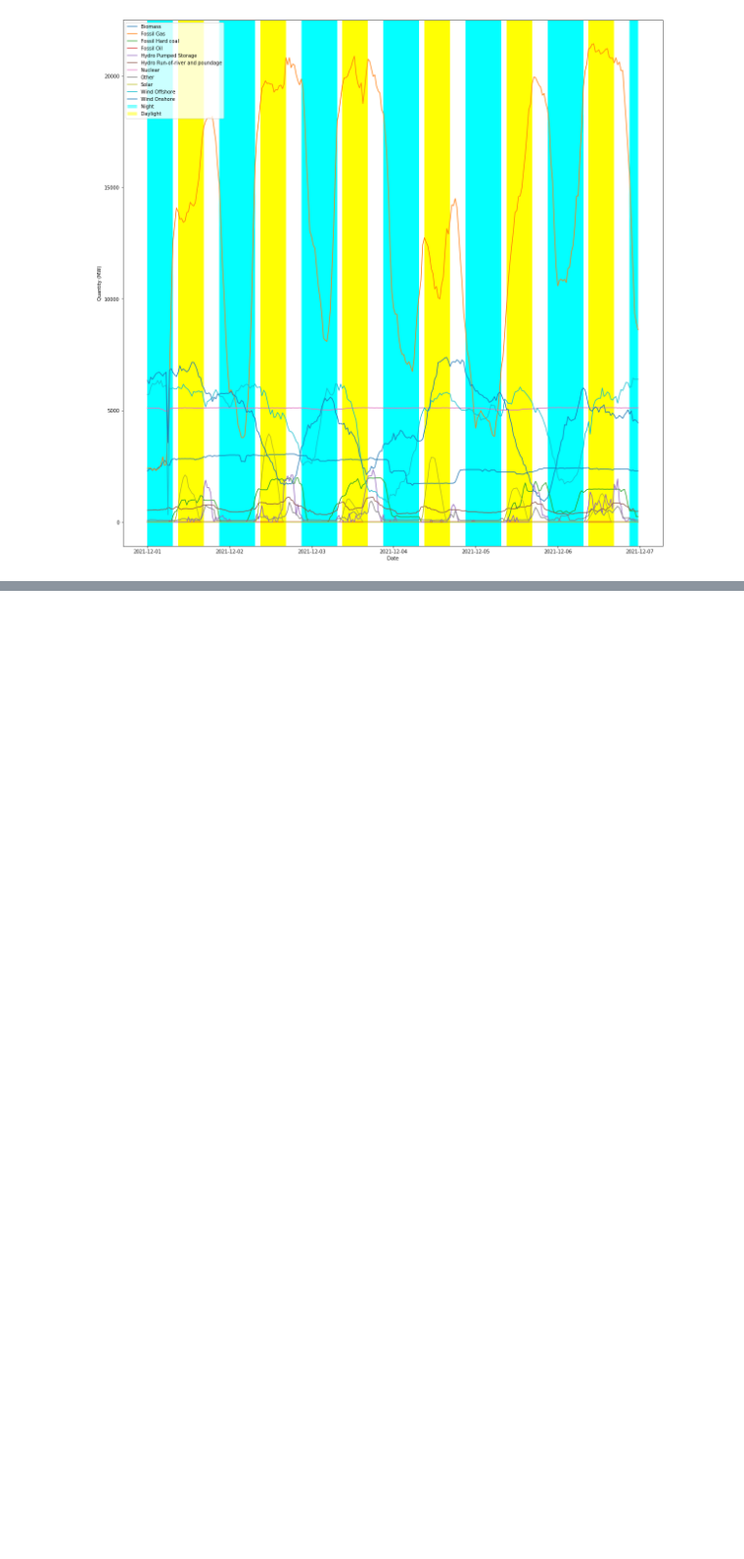
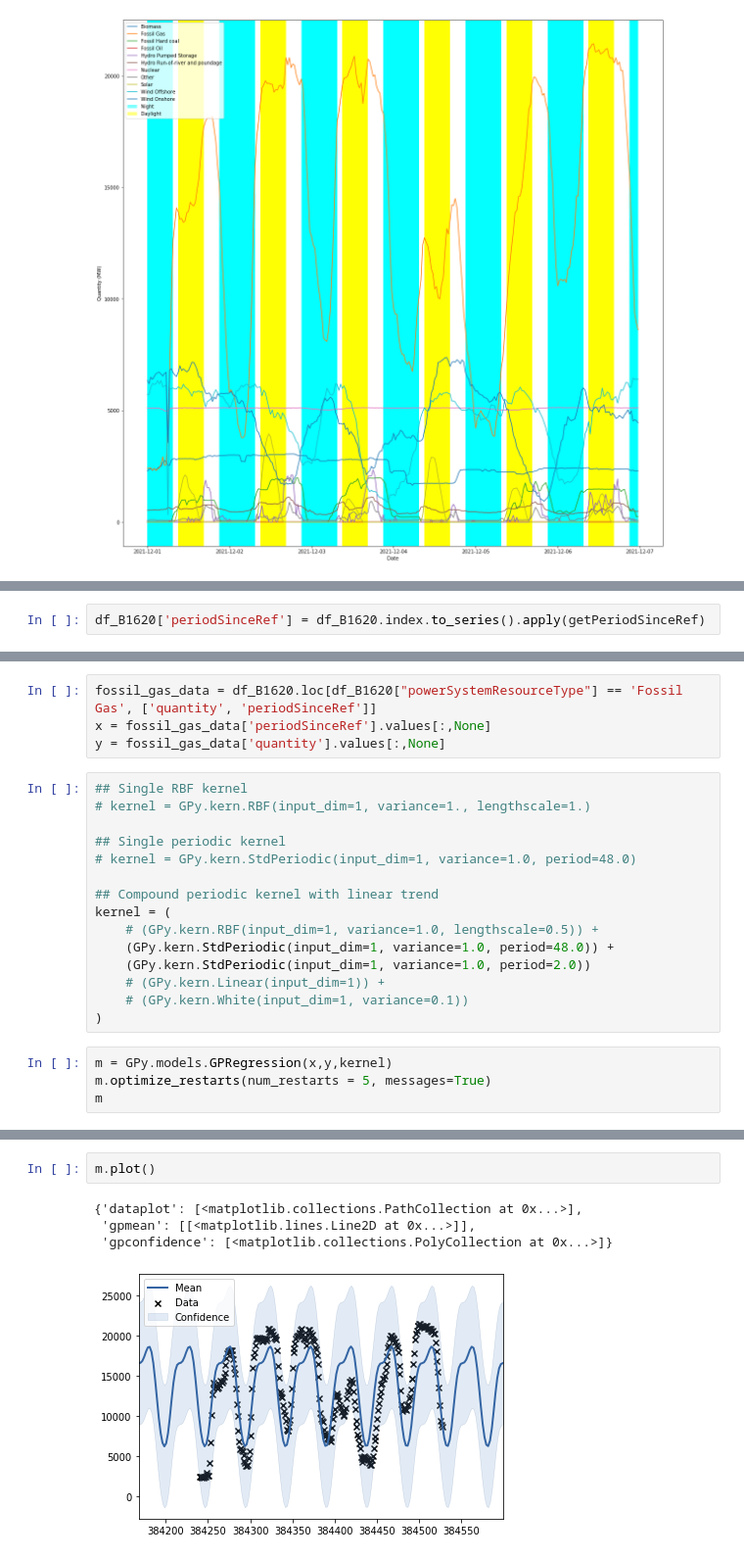
Before and after one commit to Cam-MLPW-MLMI-21-22/elexon-data-portal, a Jupyter notebook: elexon.ipynb, the cells around one changed output, grey strips where cells are left out. Shown at 98% size. Drawn from its saved outputs; the diff is of its cells as text; blank space fills up the shorter version.

Commit message:
Fitting crude GP to the fossil data

```diff
--- a/elexon.ipynb
+++ b/elexon.ipynb
@@ -157,0 +170,2 @@ fig.savefig('elexon_power_generation.jpeg', pad_inches=0.2, bbox_inches='tight')
+# %%
+df_B1620['periodSinceRef'] = df_B1620.index.to_series().apply(getPeriodSinceRef)
@@ -157,0 +174,23 @@ fig.savefig('elexon_power_generation.jpeg', pad_inches=0.2, bbox_inches='tight')
+# %%
+fossil_gas_data = df_B1620.loc[df_B1620["powerSystemResourceType"] == 'Fossil Gas', ['quantity', 'periodSinceRef']]
+x = fossil_gas_data['periodSinceRef'].values[:,None]
+y = fossil_gas_data['quantity'].values[:,None]
+# %%
+## Single RBF kernel
+# kernel = GPy.kern.RBF(input_dim=1, variance=1., lengthscale=1.)
+
+## Single periodic kernel
+# kernel = GPy.kern.StdPeriodic(input_dim=1, variance=1.0, period=48.0)
+
+## Compound periodic kernel with linear trend
+kernel = (
+    # (GPy.kern.RBF(input_dim=1, variance=1.0, lengthscale=0.5)) +
+    (GPy.kern.StdPeriodic(input_dim=1, variance=1.0, period=48.0)) +
+    (GPy.kern.StdPeriodic(input_dim=1, variance=1.0, period=2.0))
+    # (GPy.kern.Linear(input_dim=1)) +
+    # (GPy.kern.White(input_dim=1, variance=0.1))
+)
+# %%
+m = GPy.models.GPRegression(x,y,kernel)
+m.optimize_restarts(num_restarts = 5, messages=True)
+m
@@ -157,0 +242,7 @@ fig.savefig('elexon_power_generation.jpeg', pad_inches=0.2, bbox_inches='tight')
+# %%
+m.plot()
+# %% [output]
+{'dataplot': [<matplotlib.collections.PathCollection at 0x...>],
+ 'gpmean': [[<matplotlib.lines.Line2D at 0x...>]],
+ 'gpconfidence': [<matplotlib.collections.PolyCollection at 0x...>]}
+[figure, added]
```
Also changed, not shown: parts of 7 cells of this notebook.
